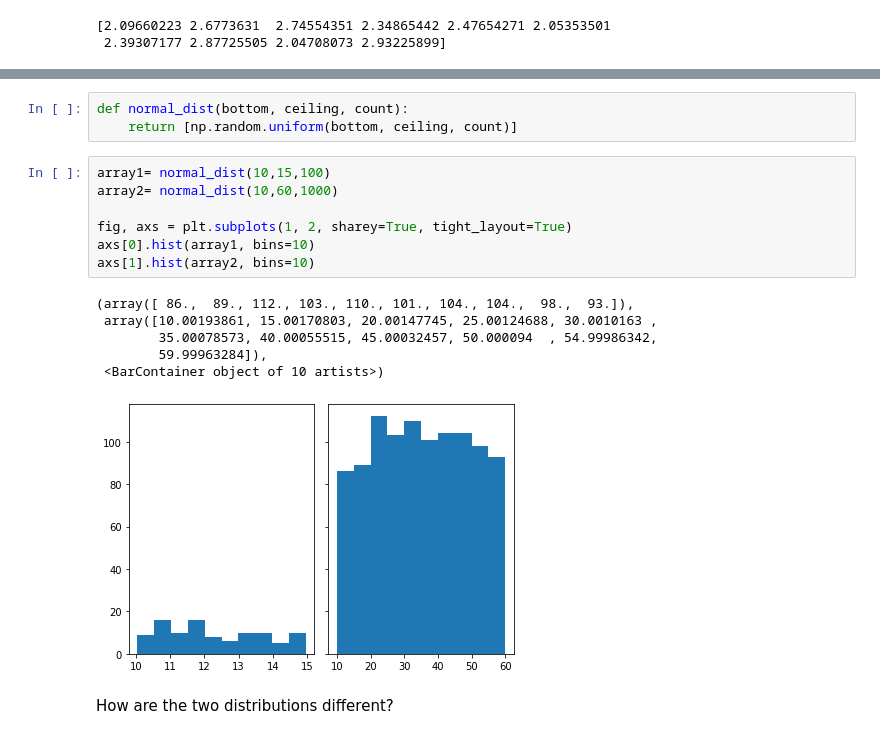
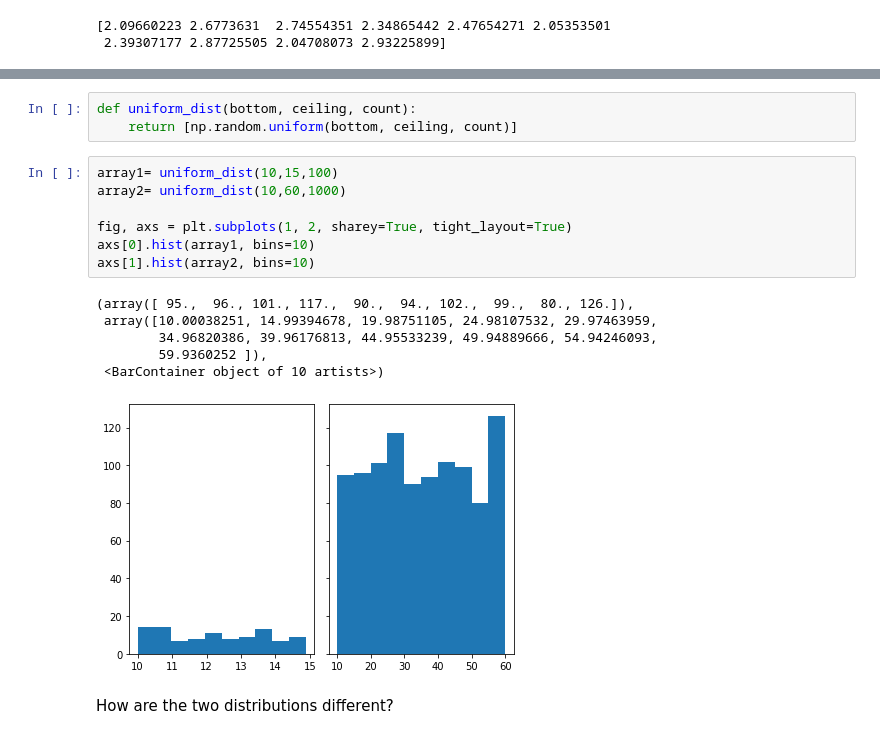
Before and after one commit to Ironhack-Data-Madrid-Mayo-2022/6.1-lab-continuous-probability-distributions, a Jupyter notebook: your-code/main.ipynb, the cells around one changed output, grey strips where cells are left out. Drawn from its saved outputs; the diff is of its cells as text.

```diff
--- a/your-code/main.ipynb
+++ b/your-code/main.ipynb
@@ -53,22 +53,22 @@ Your output should look like below:
 
 ![uniform distribution](ud.png)
 # %%
-def normal_dist(bottom, ceiling, count):
+def uniform_dist(bottom, ceiling, count):
     return [np.random.uniform(bottom, ceiling, count)]
 # %%
-array1= normal_dist(10,15,100)
-array2= normal_dist(10,60,1000)
+array1= uniform_dist(10,15,100)
+array2= uniform_dist(10,60,1000)
 
 fig, axs = plt.subplots(1, 2, sharey=True, tight_layout=True)
 axs[0].hist(array1, bins=10)
 axs[1].hist(array2, bins=10)
 # %% [output]
-(array([ 86.,  89., 112., 103., 110., 101., 104., 104.,  98.,  93.]),
- array([10.00193861, 15.00170803, 20.00147745, 25.00124688, 30.0010163 ,
-        35.00078573, 40.00055515, 45.00032457, 50.000094  , 54.99986342,
-        59.99963284]),
+(array([ 95.,  96., 101., 117.,  90.,  94., 102.,  99.,  80., 126.]),
+ array([10.00038251, 14.99394678, 19.98751105, 24.98107532, 29.97463959,
+        34.96820386, 39.96176813, 44.95533239, 49.94889666, 54.94246093,
+        59.9360252 ]),
  <BarContainer object of 10 artists>)
-[figure, old version]
+[figure, new version]
 # %% [markdown]
 How are the two distributions different?
 # %%
```
Also changed, not shown: parts of 24 cells of this notebook.
